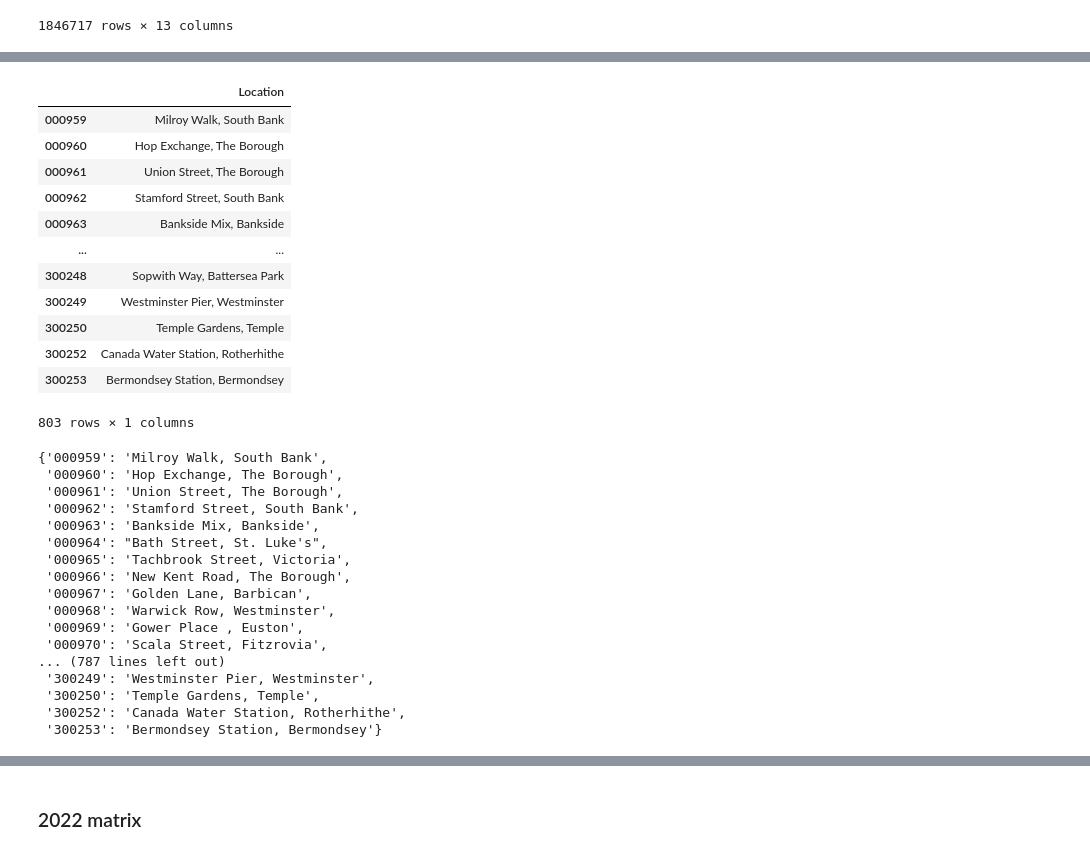
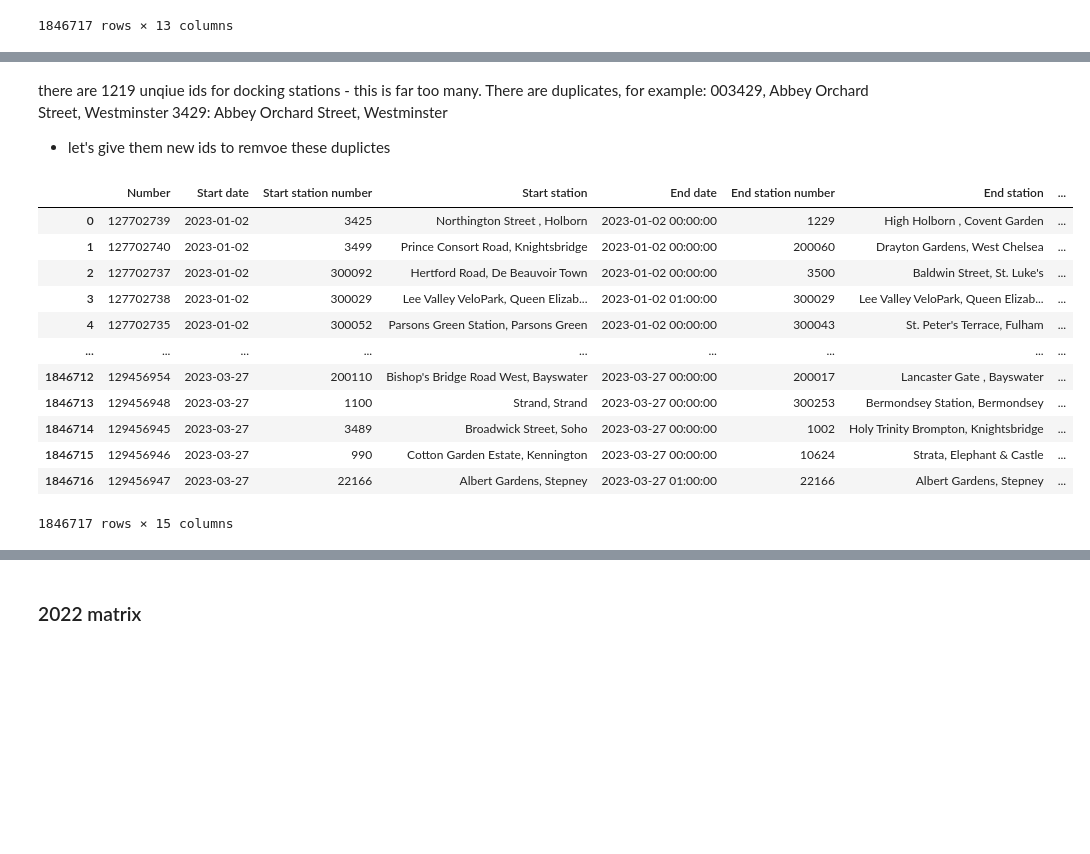
Before and after one commit to elrhmo/TfL_Bike_Analysis, a Jupyter notebook: data_prep.ipynb, the cells around one changed output, grey strips where cells are left out. Drawn from its saved outputs; the diff is of its cells as text; code cells hidden in the pictures; blank space fills up the shorter version.

```diff
--- a/data_prep.ipynb
+++ b/data_prep.ipynb
@@ -1268,36 +1239,4 @@ data_dict_no_duplicates = df_no_duplicates['Location'].to_dict()
-# %%
-df_no_duplicates
-# %% [output]
-|  | Location |
-| 000959 | Milroy Walk, South Bank |
-| 000960 | Hop Exchange, The Borough |
-| 000961 | Union Street, The Borough |
-| 000962 | Stamford Street, South Bank |
-| 000963 | Bankside Mix, Bankside |
-| ... | ... |
-| 300248 | Sopwith Way, Battersea Park |
-| 300249 | Westminster Pier, Westminster |
-| 300250 | Temple Gardens, Temple |
-| 300252 | Canada Water Station, Rotherhithe |
-| 300253 | Bermondsey Station, Bermondsey |
-803 rows × 1 columns
-# %%
-data_dict_no_duplicates
-# %% [output]
-{'000959': 'Milroy Walk, South Bank',
- '000960': 'Hop Exchange, The Borough',
- '000961': 'Union Street, The Borough',
- '000962': 'Stamford Street, South Bank',
- '000963': 'Bankside Mix, Bankside',
- '000964': "Bath Street, St. Luke's",
- '000965': 'Tachbrook Street, Victoria',
- '000966': 'New Kent Road, The Borough',
- '000967': 'Golden Lane, Barbican',
- '000968': 'Warwick Row, Westminster',
- '000969': 'Gower Place , Euston',
- '000970': 'Scala Street, Fitzrovia',
-... (787 lines left out)
- '300249': 'Westminster Pier, Westminster',
- '300250': 'Temple Gardens, Temple',
- '300252': 'Canada Water Station, Rotherhithe',
- '300253': 'Bermondsey Station, Bermondsey'}
+# %% [markdown]
+there are 1219 unqiue ids for docking stations - this is far too many. There are duplicates, for example: 003429, Abbey Orchard Street, Westminster
+3429: Abbey Orchard Street, Westminster
+- let's give them new ids to remvoe these duplictes
@@ -1303,0 +1254,16 @@ data_dict_no_duplicates
+# %%
+bike_data_2023_new
+# %% [output]
+|  | Number | Start date | Start station number | Start station | End date | End station number | End station | ... |
+| 0 | 127702739 | 2023-01-02 | 3425 | Northington Street , Holborn | 2023-01-02 00:00:00 | 1229 | High Holborn , Covent Garden | ... |
+| 1 | 127702740 | 2023-01-02 | 3499 | Prince Consort Road, Knightsbridge | 2023-01-02 00:00:00 | 200060 | Drayton Gardens, West Chelsea | ... |
+| 2 | 127702737 | 2023-01-02 | 300092 | Hertford Road, De Beauvoir Town | 2023-01-02 00:00:00 | 3500 | Baldwin Street, St. Luke's | ... |
+| 3 | 127702738 | 2023-01-02 | 300029 | Lee Valley VeloPark, Queen Elizab... | 2023-01-02 01:00:00 | 300029 | Lee Valley VeloPark, Queen Elizab... | ... |
+| 4 | 127702735 | 2023-01-02 | 300052 | Parsons Green Station, Parsons Green | 2023-01-02 00:00:00 | 300043 | St. Peter's Terrace, Fulham | ... |
+| ... | ... | ... | ... | ... | ... | ... | ... | ... |
+| 1846712 | 129456954 | 2023-03-27 | 200110 | Bishop's Bridge Road West, Bayswater | 2023-03-27 00:00:00 | 200017 | Lancaster Gate , Bayswater | ... |
+| 1846713 | 129456948 | 2023-03-27 | 1100 | Strand, Strand | 2023-03-27 00:00:00 | 300253 | Bermondsey Station, Bermondsey | ... |
+| 1846714 | 129456945 | 2023-03-27 | 3489 | Broadwick Street, Soho | 2023-03-27 00:00:00 | 1002 | Holy Trinity Brompton, Knightsbridge | ... |
+| 1846715 | 129456946 | 2023-03-27 | 990 | Cotton Garden Estate, Kennington | 2023-03-27 00:00:00 | 10624 | Strata, Elephant & Castle | ... |
+| 1846716 | 129456947 | 2023-03-27 | 22166 | Albert Gardens, Stepney | 2023-03-27 01:00:00 | 22166 | Albert Gardens, Stepney | ... |
+1846717 rows × 15 columns
```
Also changed, not shown: parts of 15 cells of this notebook.
